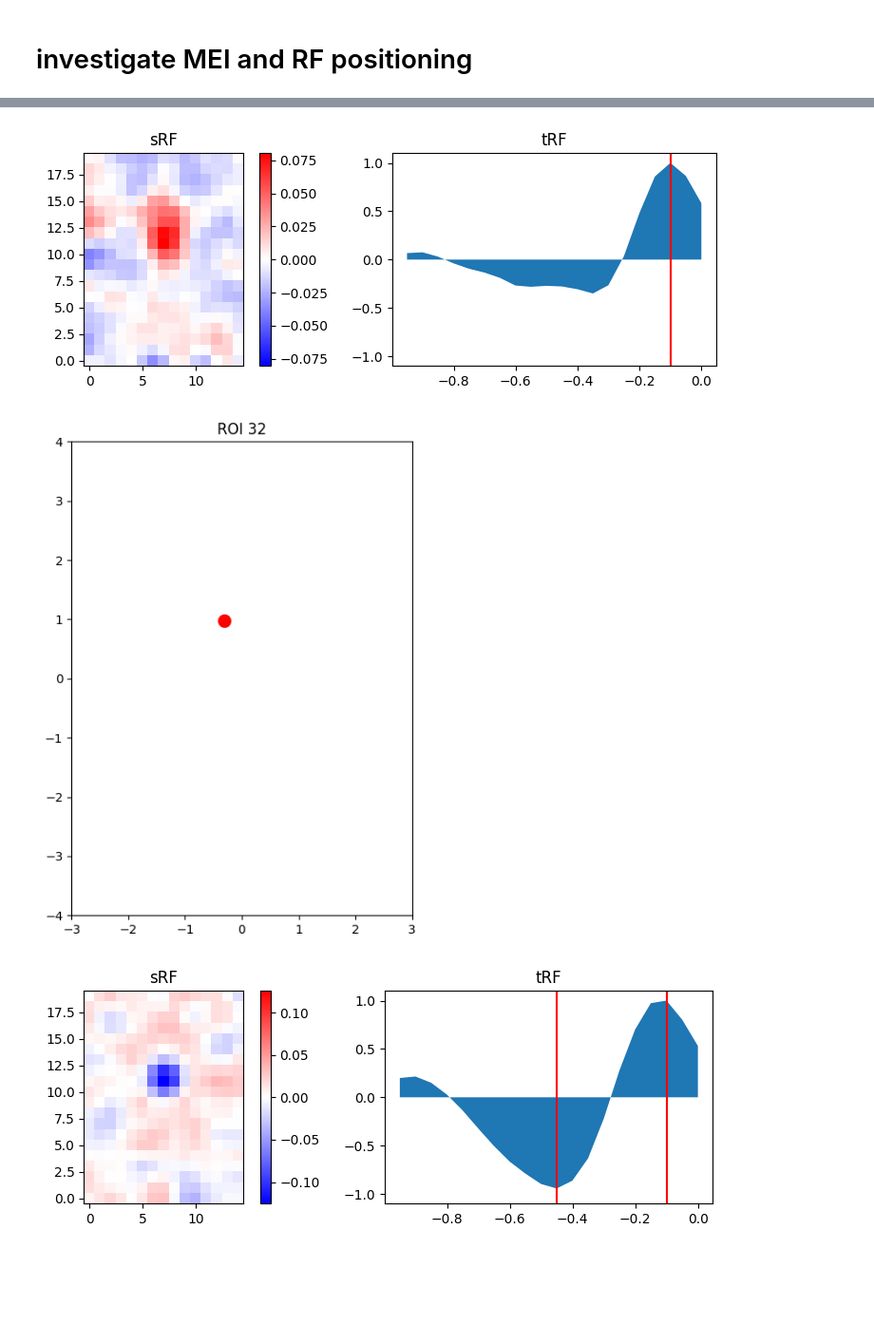
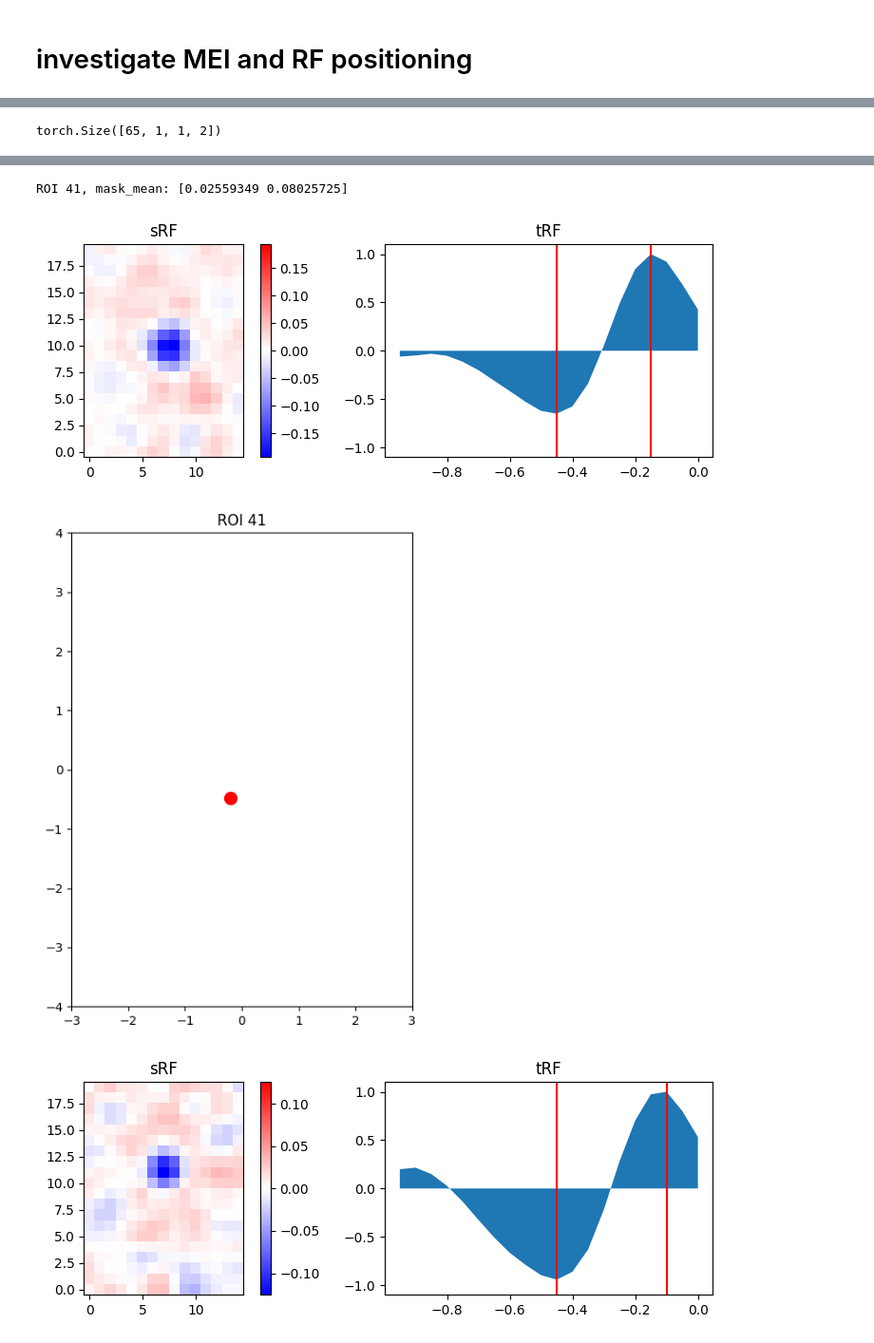
Before and after one commit to SamuelSuhai/model_in_the_loop, a Jupyter notebook: notebooks/gui/visualization_gui_experiments.ipynb, the cells around one changed output, grey strips where cells are left out. Shown at 95% size. Drawn from its saved outputs; the diff is of its cells as text; code cells hidden in the pictures; blank space fills up the shorter version.

Commit message:
Version of the repo where I tested the pipeline in notebook form with klaudias data

```diff
--- a/notebooks/gui/visualization_gui_experiments.ipynb
+++ b/notebooks/gui/visualization_gui_experiments.ipynb
@@ -216,0 +197,12 @@ sta_wrapper.plot1(5)
+# %%
+meis_dir = "/gpfs01/euler/User/ssuhai/GitRepos/simulation_closed_loop/data/validate_online_meis/online_neuron_seed_meis.pkl"
+decomposed_dir = "/gpfs01/euler/User/ssuhai/GitRepos/simulation_closed_loop/data/validate_online_meis/online_neuron_seed_decomposed_meis.pkl"
+neuron_seed_mei_dict = randomp_seed_mei_wrapper.neuron_seed_mei_dict
+neuron_seed_decomposed_meis = randomp_seed_mei_wrapper.neuron_seed_decomposed_meis
+# save to file
+import pickle
+with open(meis_dir, 'wb') as f:
+    pickle.dump(neuron_seed_mei_dict, f)
+
+with open(decomposed_dir, 'wb') as f:
+    pickle.dump(neuron_seed_decomposed_meis, f)
@@ -217,2 +243,10 @@ sta_wrapper.plot1(5)
 # %%
-spatial_readout = randomp_seed_mei_wrapper.model.readout['online_session_1_ventral1_20200226']
+# spatial_readout = randomp_seed_mei_wrapper.model.readout['online_session_1_ventral1_20200226']
+# mask_mean = randomp_seed_mei_wrapper.model.readout['online_session_1_ventral1_20200226'].mask_mean.detach().cpu().numpy()
+# print(mask_mean.shape)
+# print(spatial_readout.grid.shape)
+
+spatial_readout = randomp_seed_mei_wrapper.model.readout['session_1_ventral1_20200528']
+mask_mean = randomp_seed_mei_wrapper.model.readout['session_1_ventral1_20200528'].mask_mean.detach().cpu().numpy()
+print(mask_mean.shape)
+print(spatial_readout.grid.shape)
@@ -219,3 +255,0 @@ spatial_readout = randomp_seed_mei_wrapper.model.readout['online_session_1_ventr
-# %%
-mask_mean = randomp_seed_mei_wrapper.model.readout['online_session_1_ventral1_20200226'].mask_mean.detach().cpu().numpy()
-mask_mean.shape
@@ -230,6 +265,14 @@ torch.Size([65, 8, 6, 2])
+# %%
+randomp_seed_mei_wrapper.model.readout['online_session_1_ventral1_20200226'].mask_mean.view(65,1,1,-1).shape
+# %% [output]
+torch.Size([65, 1, 1, 2])
 # %%
-import matplotlib.pyplot as plt
-def compare_srf_and_mask_mean(idx):
+def transform_mask_mean_to_um(w,h):
+
+    # w_scaled = w *
+    pass
+
+def compare_srf_and_mask_mean(idx,randomp_seed_mei_wrapper):
     roi = randomp_seed_mei_wrapper.rois_after_filtering[idx]
     print(f"ROI {roi}, mask_mean: {mask_mean[idx]}")
     w_scale,h_scale = mask_mean[idx]
@@ -245,5 +288,5 @@ def compare_srf_and_mask_mean(idx):
     ax.set_ylim([-4,4])
     ax.set_title(f"ROI {roi}")
 
-compare_srf_and_mask_mean(19)
+compare_srf_and_mask_mean(26,randomp_seed_mei_wrapper)
 # %% [output]
@@ -251,5 +294,6 @@ ROI 32, mask_mean: [ 0.03925829 -0.16302185]
+ROI 41, mask_mean: [0.02559349 0.08025725]
-[figure, old version]
+[figure, new version]
-[figure, old version]
+[figure, new version]
 # %%
 import numpy as np
 def compare_srf_with_mei(idx):
```
Also changed, not shown: parts of 16 cells of this notebook, 5 other files.
